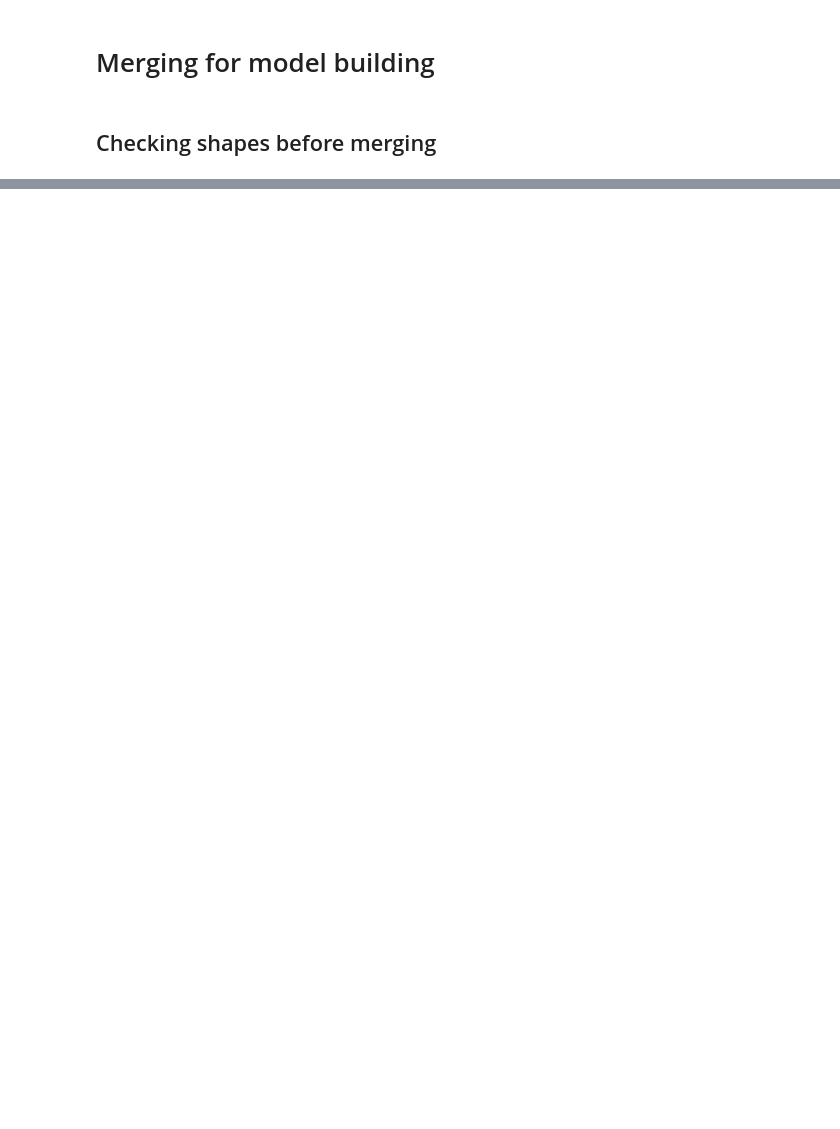
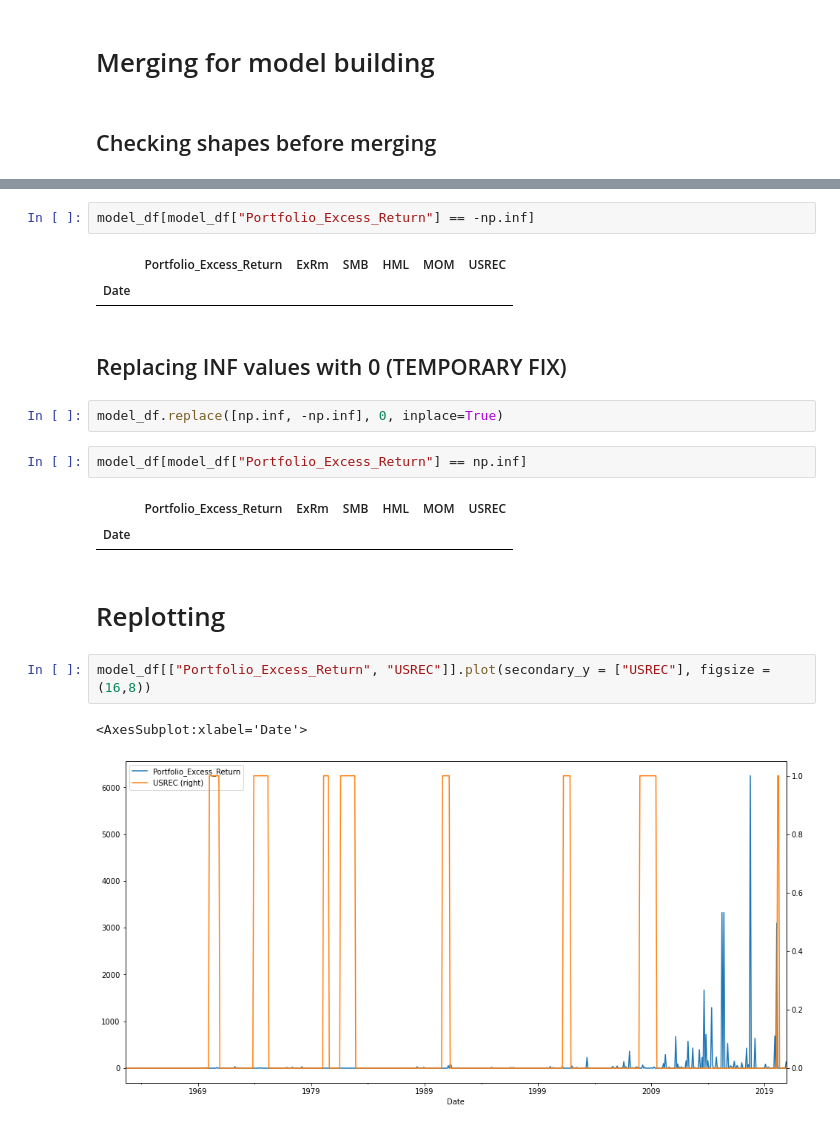
Before and after one commit to statistactics/sin-stocks, a Jupyter notebook: MODEL_BUILDING.ipynb, the cells around one changed output, grey strips where cells are left out. Drawn from its saved outputs; the diff is of its cells as text; blank space fills up the shorter version.

```diff
--- a/MODEL_BUILDING.ipynb
+++ b/MODEL_BUILDING.ipynb
@@ -71,0 +92,21 @@ pd.concat([sin_portfolio_df, other_factors_df], axis = 1, join = "inner")
+# %%
+model_df[model_df["Portfolio_Excess_Return"] == -np.inf]
+# %% [output]
+|  | Portfolio_Excess_Return | ExRm | SMB | HML | MOM | USREC |
+| Date |  |  |  |  |  |  |
+# %% [markdown]
+## Replacing INF values with 0 (TEMPORARY FIX)
+# %%
+model_df.replace([np.inf, -np.inf], 0, inplace=True)
+# %%
+model_df[model_df["Portfolio_Excess_Return"] == np.inf]
+# %% [output]
+|  | Portfolio_Excess_Return | ExRm | SMB | HML | MOM | USREC |
+| Date |  |  |  |  |  |  |
+# %% [markdown]
+# Replotting
+# %%
+model_df[["Portfolio_Excess_Return", "USREC"]].plot(secondary_y = ["USREC"], figsize = (16,8))
+# %% [output]
+<AxesSubplot:xlabel='Date'>
+[figure, added]
```
Also changed, not shown: parts of 19 cells of this notebook.
